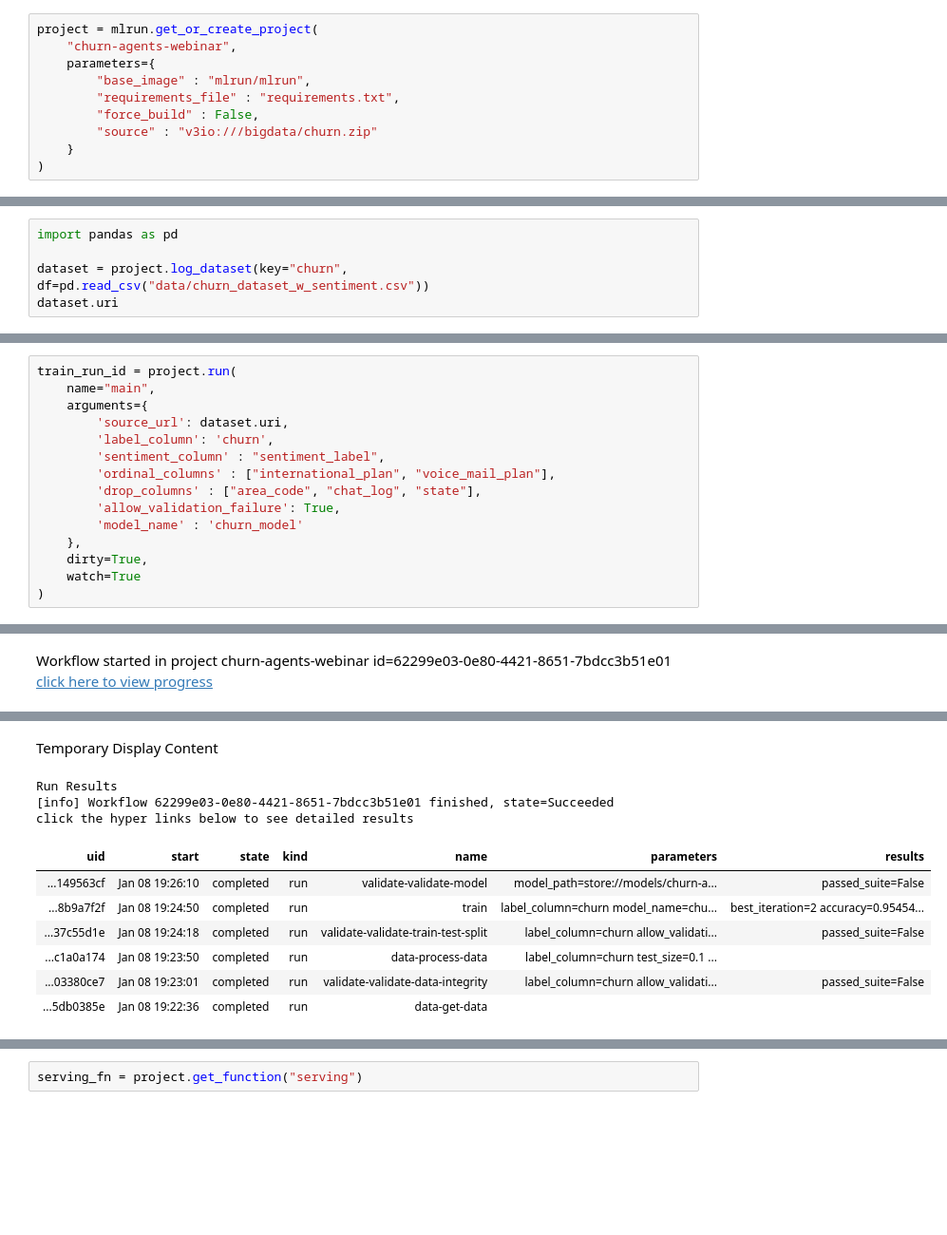
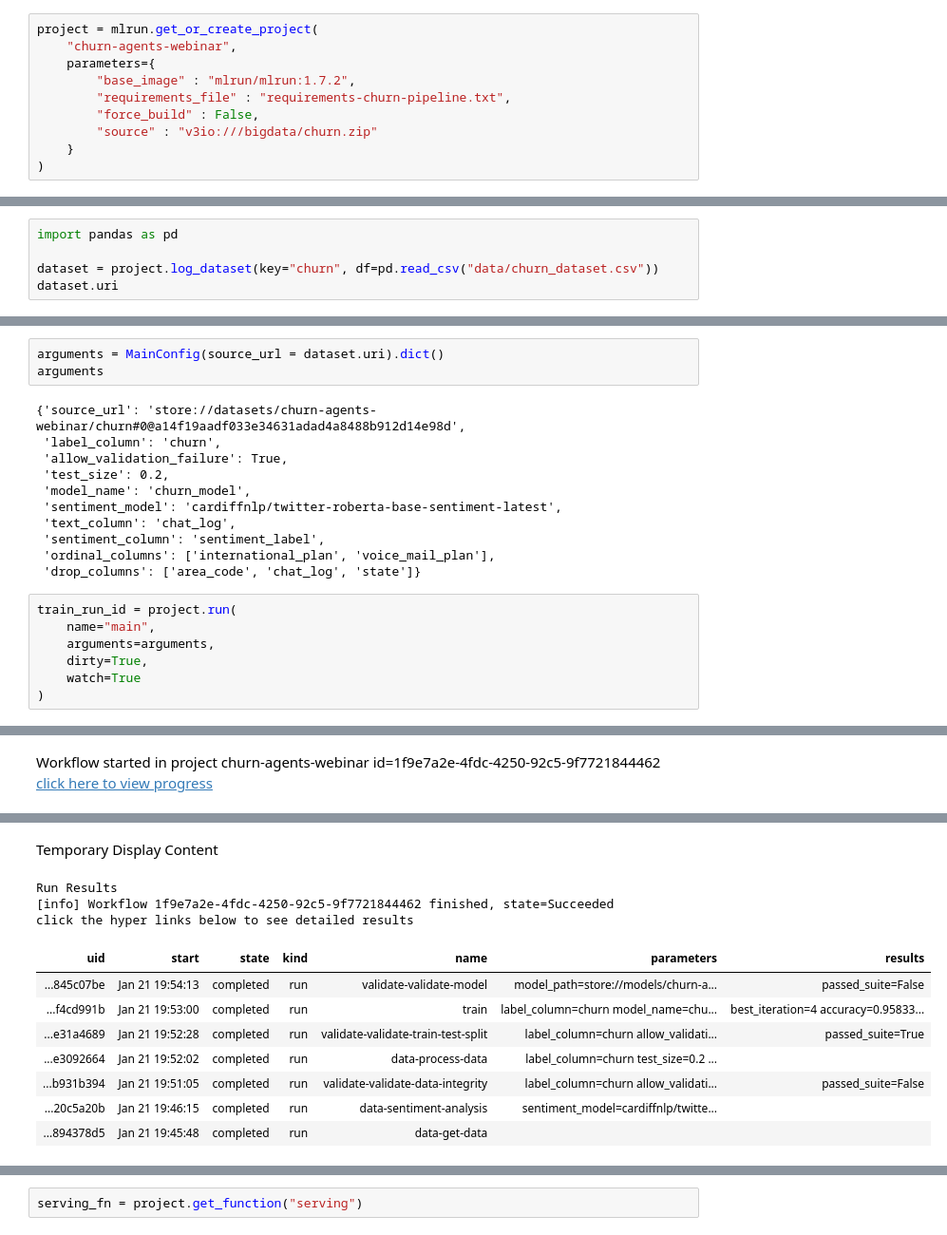
Before and after one commit to igz-us-sales/churn-agents-webinar, a Jupyter notebook: 01_churn_ml_model.ipynb, the cells around one changed output, grey strips where cells are left out. Shown at 95% size. Saved outputs shown, nothing was run; the diff lists cells and outputs as text; blank space fills up the shorter version.

Commit message:
Cleaned repo for webinar

```diff
--- a/01_churn_ml_model.ipynb
+++ b/01_churn_ml_model.ipynb
@@ -4,8 +11,8 @@ import mlrun
 project = mlrun.get_or_create_project(
     "churn-agents-webinar",
     parameters={
-        "base_image" : "mlrun/mlrun",
-        "requirements_file" : "requirements.txt",
+        "base_image" : "mlrun/mlrun:1.7.2",
+        "requirements_file" : "requirements-churn-pipeline.txt",
         "force_build" : False,
         "source" : "v3io:///bigdata/churn.zip"
     }
@@ -17,6 +26,6 @@ Exporting project as zip archive to v3io:///bigdata/churn.zip...
 # %%
 import pandas as pd
 
-dataset = project.log_dataset(key="churn", df=pd.read_csv("data/churn_dataset_w_sentiment.csv"))
+dataset = project.log_dataset(key="churn", df=pd.read_csv("data/churn_dataset.csv"))
 dataset.uri
 # %% [output]
@@ -24,15 +37,21 @@ dataset.uri
+# %%
+arguments = MainConfig(source_url = dataset.uri).dict()
+arguments
+# %% [output]
+{'source_url': 'store://datasets/churn-agents-webinar/churn#0@a14f19aadf033e34631adad4a8488b912d14e98d',
+ 'label_column': 'churn',
+ 'allow_validation_failure': True,
+ 'test_size': 0.2,
+ 'model_name': 'churn_model',
+ 'sentiment_model': 'cardiffnlp/twitter-roberta-base-sentiment-latest',
+ 'text_column': 'chat_log',
+ 'sentiment_column': 'sentiment_label',
+ 'ordinal_columns': ['international_plan', 'voice_mail_plan'],
+ 'drop_columns': ['area_code', 'chat_log', 'state']}
 # %%
 train_run_id = project.run(
     name="main",
-    arguments={
-        'source_url': dataset.uri,
-        'label_column': 'churn',
-        'sentiment_column' : "sentiment_label",
-        'ordinal_columns' : ["international_plan", "voice_mail_plan"],
-        'drop_columns' : ["area_code", "chat_log", "state"],
-        'allow_validation_failure': True,
-        'model_name' : 'churn_model'
-    },
+    arguments=arguments,
     dirty=True,
     watch=True
 )
@@ -43,2 +62,2 @@ train_run_id = project.run(
-Workflow started in project churn-agents-webinar id=62299e03-0e80-4421-8651-7bdcc3b51e01
+Workflow started in project churn-agents-webinar id=1f9e7a2e-4fdc-4250-92c5-9f7721844462
 click here to view progress
@@ -47,11 +66,12 @@ click here to view progress
 Temporary Display Content
 Run Results
-[info] Workflow 62299e03-0e80-4421-8651-7bdcc3b51e01 finished, state=Succeeded
+[info] Workflow 1f9e7a2e-4fdc-4250-92c5-9f7721844462 finished, state=Succeeded
 click the hyper links below to see detailed results
 | uid | start | state | kind | name | parameters | results |
-| ...149563cf | Jan 08 19:26:10 | completed | run | validate-validate-model | model_path=store://models/churn-a... | passed_suite=False |
-| ...8b9a7f2f | Jan 08 19:24:50 | completed | run | train | label_column=churn model_name=chu... | best_iteration=2 accuracy=0.95454... |
-| ...37c55d1e | Jan 08 19:24:18 | completed | run | validate-validate-train-test-split | label_column=churn allow_validati... | passed_suite=False |
-| ...c1a0a174 | Jan 08 19:23:50 | completed | run | data-process-data | label_column=churn test_size=0.1 ... |  |
-| ...03380ce7 | Jan 08 19:23:01 | completed | run | validate-validate-data-integrity | label_column=churn allow_validati... | passed_suite=False |
-| ...5db0385e | Jan 08 19:22:36 | completed | run | data-get-data |  |  |
+| ...845c07be | Jan 21 19:54:13 | completed | run | validate-validate-model | model_path=store://models/churn-a... | passed_suite=False |
+| ...f4cd991b | Jan 21 19:53:00 | completed | run | train | label_column=churn model_name=chu... | best_iteration=4 accuracy=0.95833... |
+| ...e31a4689 | Jan 21 19:52:28 | completed | run | validate-validate-train-test-split | label_column=churn allow_validati... | passed_suite=True |
+| ...e3092664 | Jan 21 19:52:02 | completed | run | data-process-data | label_column=churn test_size=0.2 ... |  |
+| ...b931b394 | Jan 21 19:51:05 | completed | run | validate-validate-data-integrity | label_column=churn allow_validati... | passed_suite=False |
+| ...20c5a20b | Jan 21 19:46:15 | completed | run | data-sentiment-analysis | sentiment_model=cardiffnlp/twitte... |  |
+| ...894378d5 | Jan 21 19:45:48 | completed | run | data-get-data |  |  |
```
Also changed, not shown: parts of 11 cells of this notebook, 15 other files.
